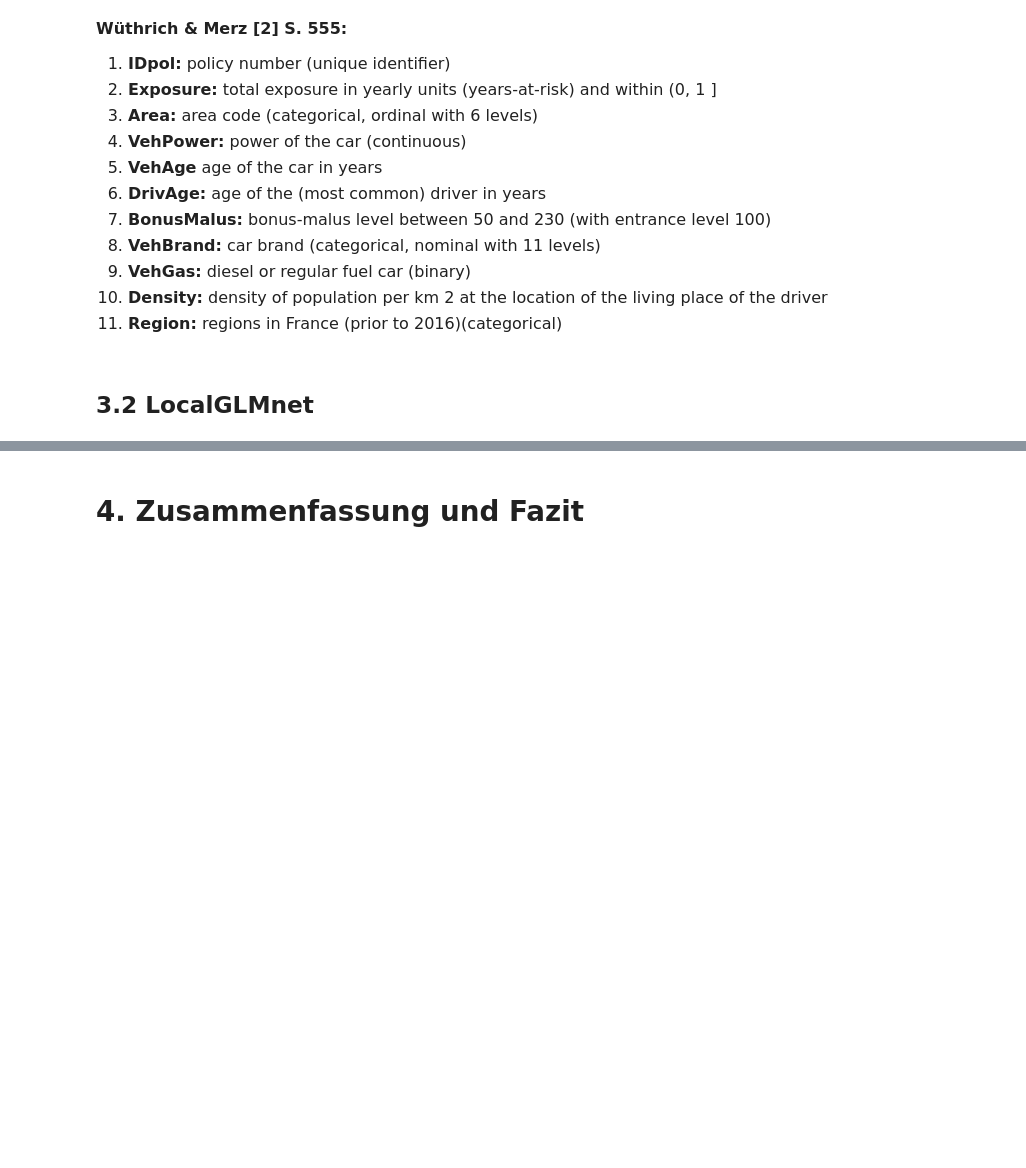
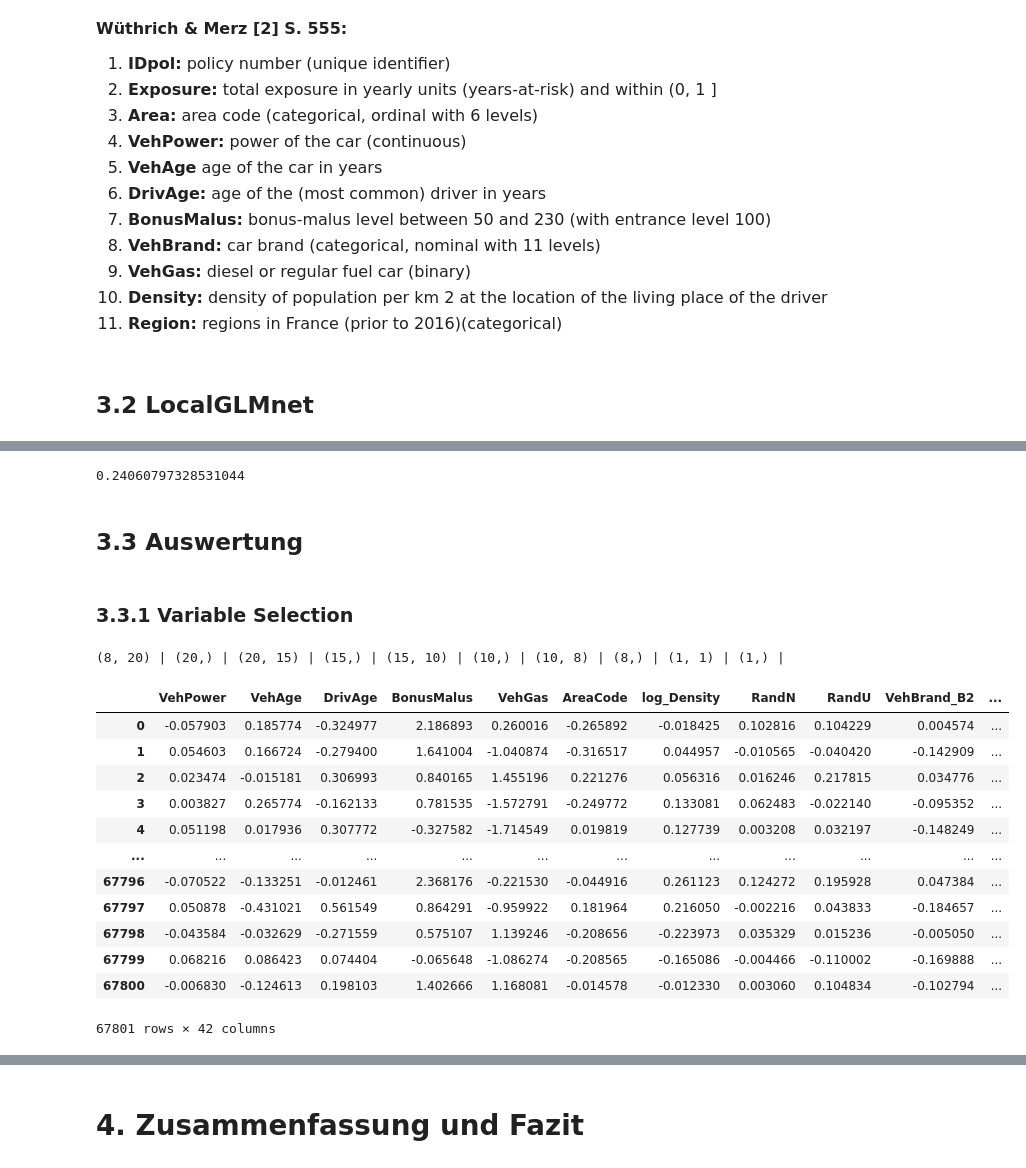
Before and after one commit to PK1706/pyLocalGLMnet, a Jupyter notebook: src/localGLMnet.ipynb, the cells around one changed output, grey strips where cells are left out. Saved outputs shown, nothing was run; the diff lists cells and outputs as text; code cells hidden in the pictures; blank space fills up the shorter version.

```diff
--- a/src/localGLMnet.ipynb
+++ b/src/localGLMnet.ipynb
@@ -715,0 +794,4 @@ vol = exposure
+# %%
+local_glm_net_freq = keras.Model(inputs=[input_freq,vol_freq], outputs=response_freq)
+local_glm_net_freq.compile(loss="poisson", optimizer="nadam")
+local_glm_net_freq.summary()
@@ -715,0 +843,47 @@ vol = exposure
+# %%
+metrics.mean_poisson_deviance(y_freq_test, pred_freq)
+# %% [output]
+0.24060797328531044
+# %% [markdown]
+## 3.3 Auswertung <a class="anchor" id="3_3-bullet"></a>
+# %% [markdown]
+### 3.3.1 Variable Selection <a class="anchor" id="3_3_1-bullet"></a>
+# %%
+# Über die Methode get_weights() erhält man die Kantengewichte, sowie den Bias für jeder Schicht
+# --> man erhält also eine Liste mit numpy Arrays die in der Länge der Anzahl der Ebenen * 2 entspricht
+weights_freq = local_glm_net_freq.get_weights()
+for i in weights:
+    print(i.shape, end=" | ")
+# %% [output]
+(8, 20) | (20,) | (20, 15) | (15,) | (15, 10) | (10,) | (10, 8) | (8,) | (1, 1) | (1,) |
+# %%
+# Neues Model ohne Response-Schicht --> ermöglicht auslesen der Attention Gewichte
+# benöotigt als Input nur die Features, nicht die Exposures, da diese erst im späteren Layer erforderlich werden
+weights_model_freq = keras.Model(
+    inputs=local_glm_net_freq.inputs[0], outputs=local_glm_net_freq.get_layer(name="Attention").output
+)
+
+# Gewichte bestimmen
+beta_x_freq = weights_model_freq.predict(x_freq_test)
+
+# Skalierung der Attention-Gewichte mithilfe des Gewichts der Response Schicht ( = Intercept beta_0)
+beta_x_freq_scaled = beta_x_freq * weights_freq[8]
+
+# Als DataFrame speichern um mittels der Merkmalsnamen auf die Attention Gewichte zugreifen zu können
+beta_x_freq_scaled = pd.DataFrame(beta_x_freq_scaled,columns = x_freq_test.columns)
+# %%
+beta_x_freq_scaled
+# %% [output]
+|  | VehPower | VehAge | DrivAge | BonusMalus | VehGas | AreaCode | log_Density | RandN | RandU | VehBrand_B2 | ... |
+| 0 | -0.057903 | 0.185774 | -0.324977 | 2.186893 | 0.260016 | -0.265892 | -0.018425 | 0.102816 | 0.104229 | 0.004574 | ... |
+| 1 | 0.054603 | 0.166724 | -0.279400 | 1.641004 | -1.040874 | -0.316517 | 0.044957 | -0.010565 | -0.040420 | -0.142909 | ... |
+| 2 | 0.023474 | -0.015181 | 0.306993 | 0.840165 | 1.455196 | 0.221276 | 0.056316 | 0.016246 | 0.217815 | 0.034776 | ... |
+| 3 | 0.003827 | 0.265774 | -0.162133 | 0.781535 | -1.572791 | -0.249772 | 0.133081 | 0.062483 | -0.022140 | -0.095352 | ... |
+| 4 | 0.051198 | 0.017936 | 0.307772 | -0.327582 | -1.714549 | 0.019819 | 0.127739 | 0.003208 | 0.032197 | -0.148249 | ... |
+| ... | ... | ... | ... | ... | ... | ... | ... | ... | ... | ... | ... |
+| 67796 | -0.070522 | -0.133251 | -0.012461 | 2.368176 | -0.221530 | -0.044916 | 0.261123 | 0.124272 | 0.195928 | 0.047384 | ... |
+| 67797 | 0.050878 | -0.431021 | 0.561549 | 0.864291 | -0.959922 | 0.181964 | 0.216050 | -0.002216 | 0.043833 | -0.184657 | ... |
+| 67798 | -0.043584 | -0.032629 | -0.271559 | 0.575107 | 1.139246 | -0.208656 | -0.223973 | 0.035329 | 0.015236 | -0.005050 | ... |
+| 67799 | 0.068216 | 0.086423 | 0.074404 | -0.065648 | -1.086274 | -0.208565 | -0.165086 | -0.004466 | -0.110002 | -0.169888 | ... |
+| 67800 | -0.006830 | -0.124613 | 0.198103 | 1.402666 | 1.168081 | -0.014578 | -0.012330 | 0.003060 | 0.104834 | -0.102794 | ... |
+67801 rows × 42 columns
```
Also changed, not shown: parts of 22 cells of this notebook.
